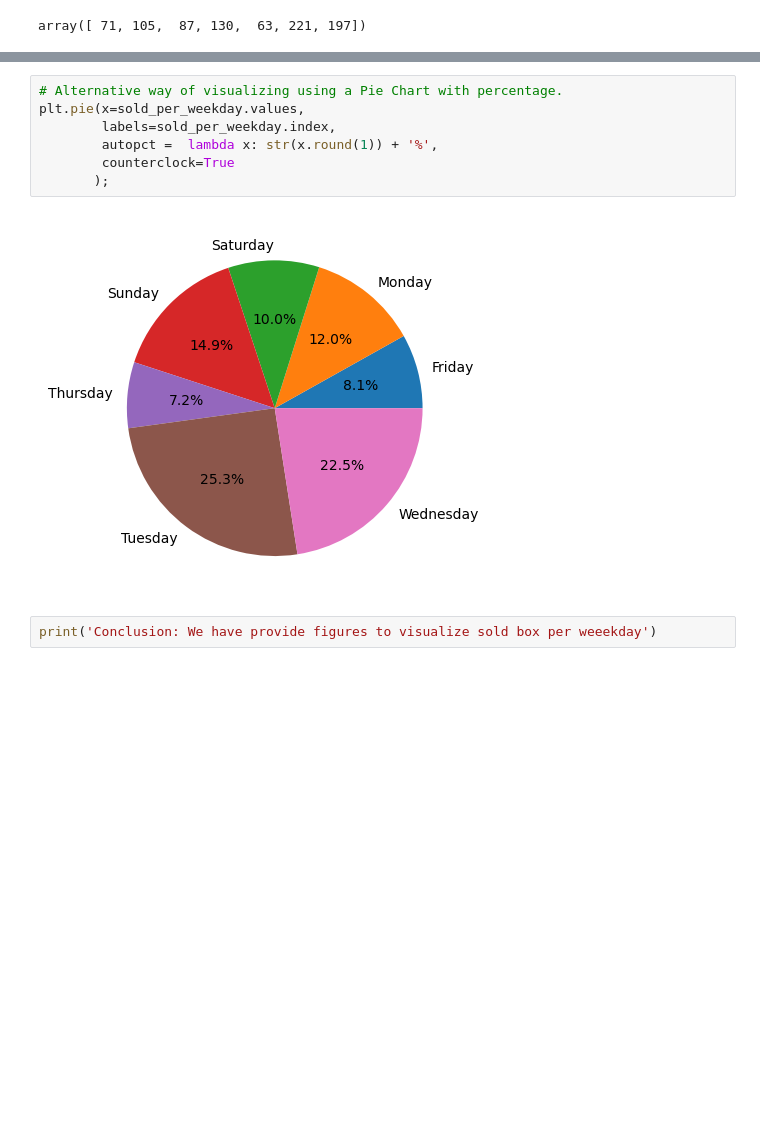
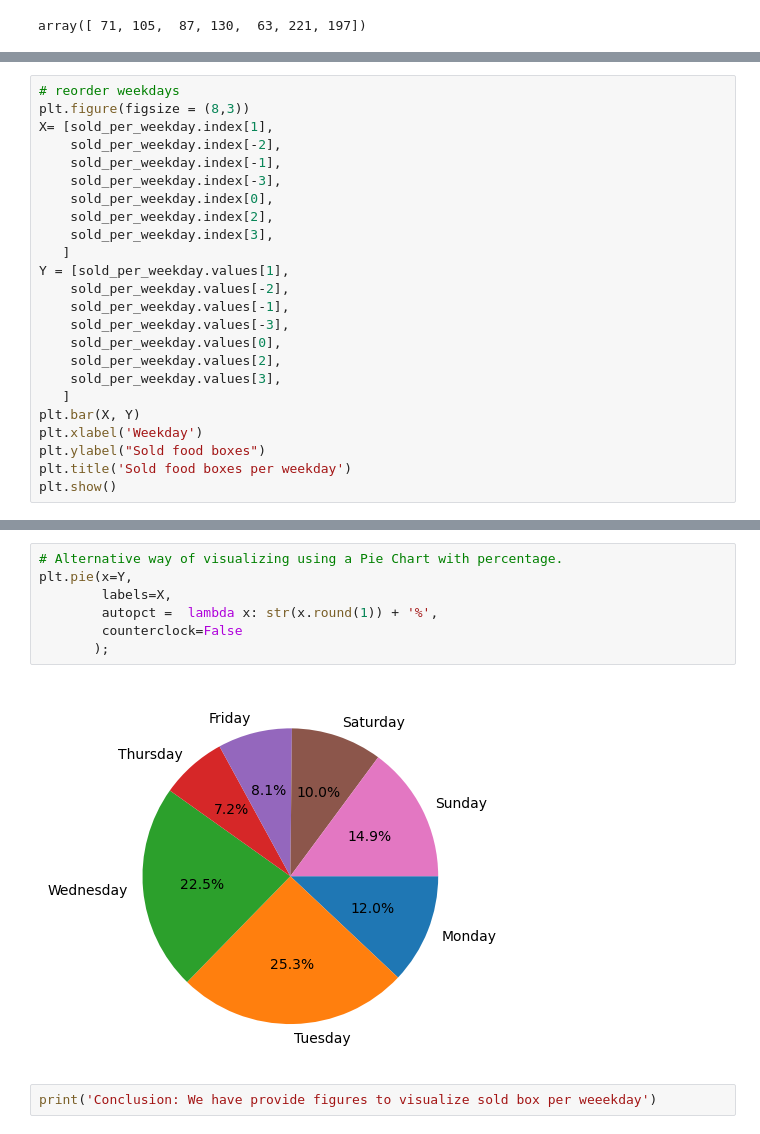
Before and after one commit to juliencatanese/Python_LunchBox, a Jupyter notebook: notebooks/EDA.ipynb, the cells around one changed output, grey strips where cells are left out. Cells and saved outputs as stored; diff of their text form; blank space fills up the shorter version.

Commit message:
reordering weekdays

```diff
--- a/notebooks/EDA.ipynb
+++ b/notebooks/EDA.ipynb
@@ -116,0 +111,24 @@ plt.show()
+# %%
+# reorder weekdays
+plt.figure(figsize = (8,3))
+X= [sold_per_weekday.index[1],
+    sold_per_weekday.index[-2],
+    sold_per_weekday.index[-1],
+    sold_per_weekday.index[-3],
+    sold_per_weekday.index[0],
+    sold_per_weekday.index[2],
+    sold_per_weekday.index[3],
+   ]
+Y = [sold_per_weekday.values[1],
+    sold_per_weekday.values[-2],
+    sold_per_weekday.values[-1],
+    sold_per_weekday.values[-3],
+    sold_per_weekday.values[0],
+    sold_per_weekday.values[2],
+    sold_per_weekday.values[3],
+   ]
+plt.bar(X, Y)
+plt.xlabel('Weekday')
+plt.ylabel("Sold food boxes")
+plt.title('Sold food boxes per weekday')
+plt.show()
@@ -117,12 +137,12 @@ plt.show()
 # %%
 # Alternative way of visualizing using a Pie Chart with percentage.
-plt.pie(x=sold_per_weekday.values,
-        labels=sold_per_weekday.index,
+plt.pie(x=Y,
+        labels=X,
         autopct =  lambda x: str(x.round(1)) + '%',
-        counterclock=True
+        counterclock=False
        );
 # %% [output]
-[figure, old version]
+[figure, new version]
 # %%
 print('Conclusion: We have provide figures to visualize sold box per weeekday')
 # %% [output]
```
Also changed, not shown: parts of 20 cells of this notebook.
